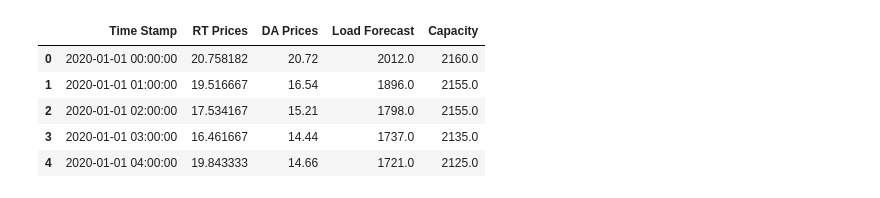
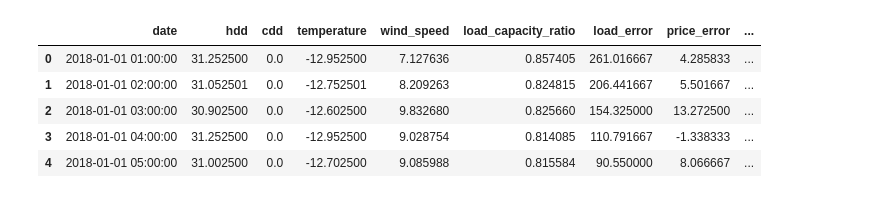
Before and after one commit to alessbressan/electricty_trading, a Jupyter notebook: notebooks/general_test.ipynb, the cells around one changed output. Drawn from its saved outputs; the diff is of its cells as text; code cells hidden in the pictures.

```diff
--- a/notebooks/general_test.ipynb
+++ b/notebooks/general_test.ipynb
@@ -4,12 +4,12 @@ import pandas as pd
 import numpy as np
 import os
 # %%
-df = pd.read_csv('../data/clean_data.csv')
+df = pd.read_csv('../data/ml_features_subset.csv')
 df.head()
 # %% [output]
-|  | Time Stamp | RT Prices | DA Prices | Load Forecast | Capacity |
-| 0 | 2020-01-01 00:00:00 | 20.758182 | 20.72 | 2012.0 | 2160.0 |
-| 1 | 2020-01-01 01:00:00 | 19.516667 | 16.54 | 1896.0 | 2155.0 |
-| 2 | 2020-01-01 02:00:00 | 17.534167 | 15.21 | 1798.0 | 2155.0 |
-| 3 | 2020-01-01 03:00:00 | 16.461667 | 14.44 | 1737.0 | 2135.0 |
-| 4 | 2020-01-01 04:00:00 | 19.843333 | 14.66 | 1721.0 | 2125.0 |
+|  | date | hdd | cdd | temperature | wind_speed | load_capacity_ratio | load_error | price_error | ... |
+| 0 | 2018-01-01 01:00:00 | 31.252500 | 0.0 | -12.952500 | 7.127636 | 0.857405 | 261.016667 | 4.285833 | ... |
+| 1 | 2018-01-01 02:00:00 | 31.052501 | 0.0 | -12.752501 | 8.209263 | 0.824815 | 206.441667 | 5.501667 | ... |
+| 2 | 2018-01-01 03:00:00 | 30.902500 | 0.0 | -12.602500 | 9.832680 | 0.825660 | 154.325000 | 13.272500 | ... |
+| 3 | 2018-01-01 04:00:00 | 31.252500 | 0.0 | -12.952500 | 9.028754 | 0.814085 | 110.791667 | -1.338333 | ... |
+| 4 | 2018-01-01 05:00:00 | 31.002500 | 0.0 | -12.702500 | 9.085988 | 0.815584 | 90.550000 | 8.066667 | ... |
```
Also changed, not shown: parts of 3 cells of this notebook, 4 other files.
